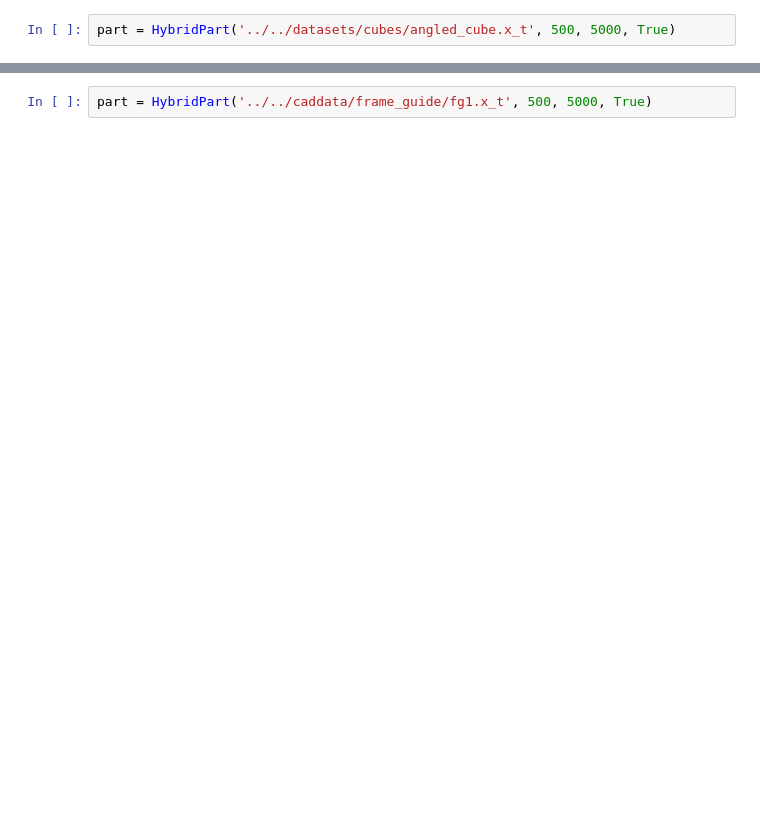
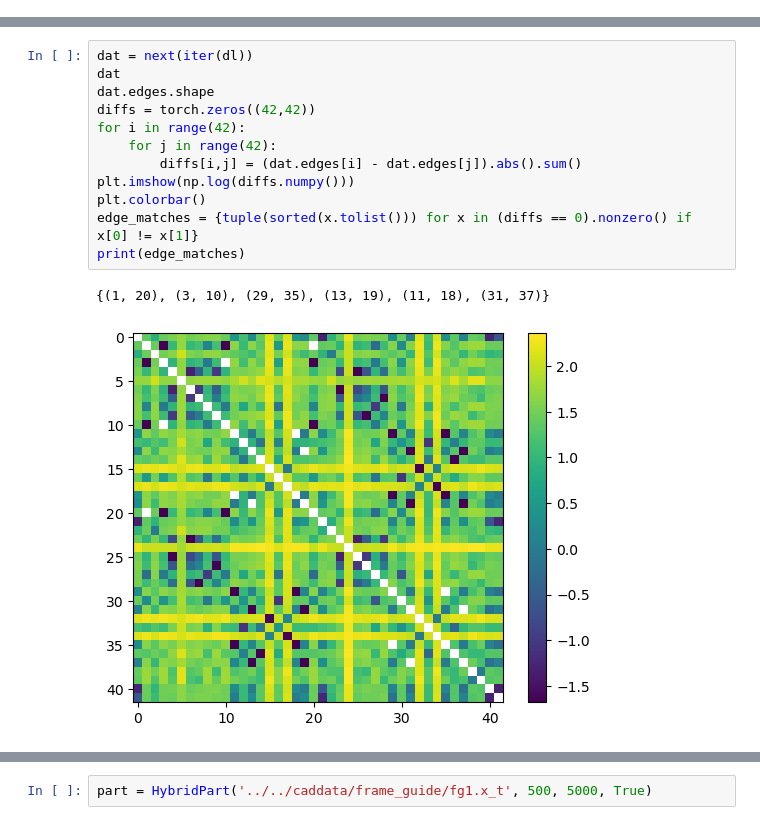
Before and after one commit to deGravity/hybridbrep, a Jupyter notebook: notebooks/dev_hybrid_part.ipynb, the cells around one changed output, grey strips where cells are left out. Cells and saved outputs as stored; diff of their text form; blank space fills up the shorter version.

```diff
--- a/notebooks/dev_hybrid_part.ipynb
+++ b/notebooks/dev_hybrid_part.ipynb
@@ -4,8 +3,6 @@ from hybridbrep import HybridPart
 import numpy as np
 import meshplot as mp
 from matplotlib import pyplot as plt
-# %%
-part = HybridPart('../../datasets/cubes/angled_cube.x_t', 500, 5000, True)
 # %%
 from automate import HetData
 from hybridbrep_cpp import HybridPart
@@ -98,0 +541,15 @@ class HPart():
+# %%
+dat = next(iter(dl))
+dat
+dat.edges.shape
+diffs = torch.zeros((42,42))
+for i in range(42):
+    for j in range(42):
+        diffs[i,j] = (dat.edges[i] - dat.edges[j]).abs().sum()
+plt.imshow(np.log(diffs.numpy()))
+plt.colorbar()
+edge_matches = {tuple(sorted(x.tolist())) for x in (diffs == 0).nonzero() if x[0] != x[1]}
+print(edge_matches)
+# %% [output]
+{(1, 20), (3, 10), (29, 35), (13, 19), (11, 18), (31, 37)}
+[figure, added]
```
Also changed, not shown: parts of 24 cells of this notebook, 1 other file.
